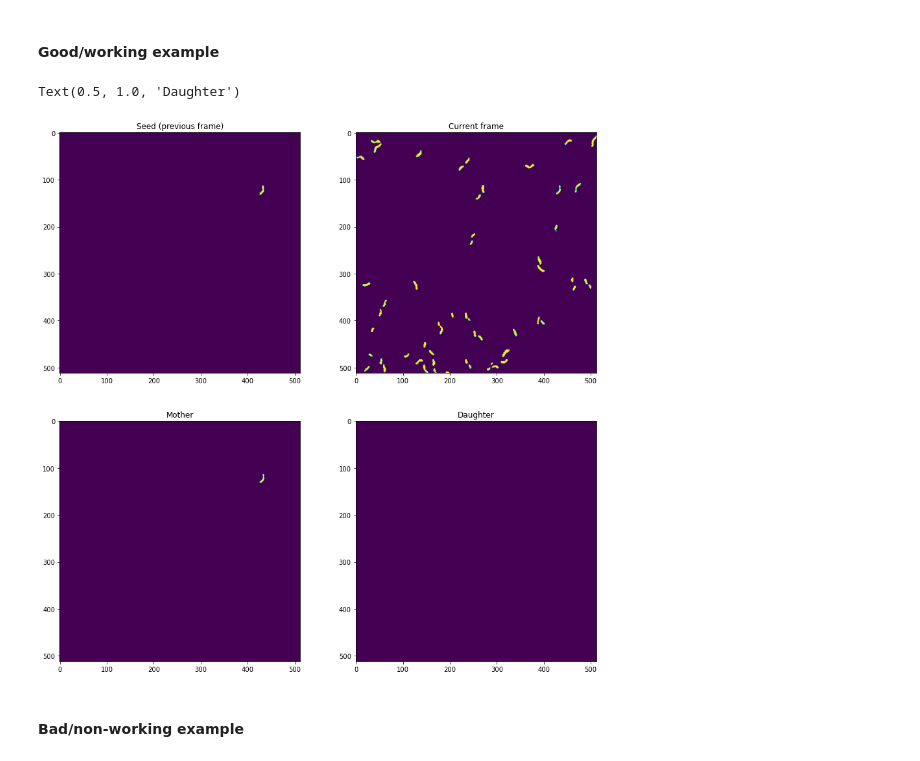
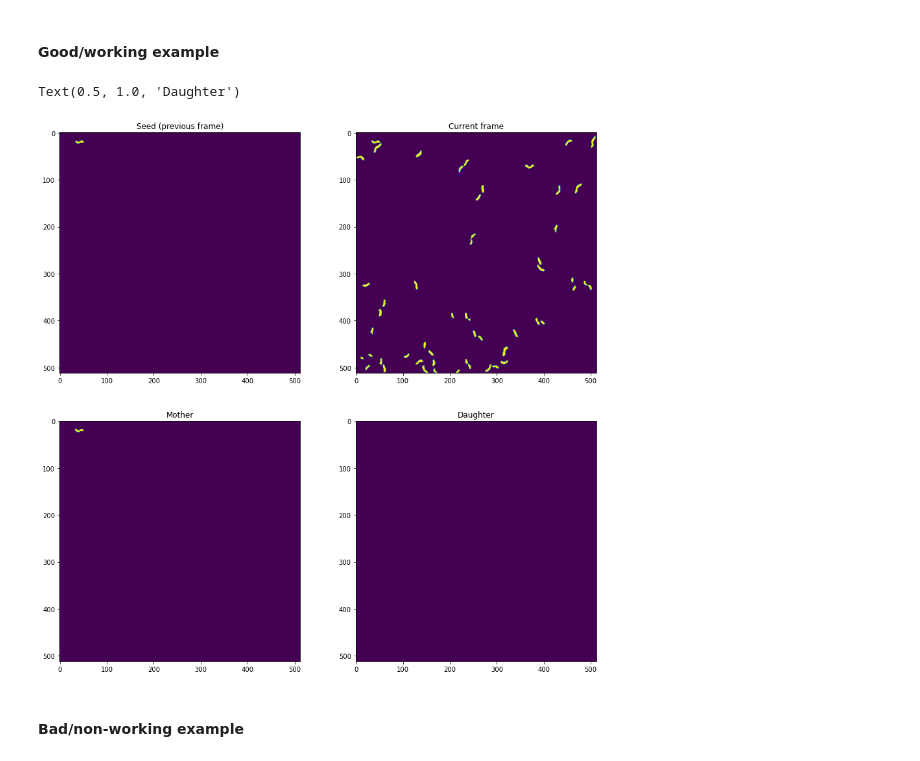
Before and after one commit to ajrzepiela/midap, a Jupyter notebook: notebook/Check_output_tracking.ipynb, the cells around one changed output. Saved outputs shown, nothing was run; the diff lists cells and outputs as text; code cells hidden in the pictures.

Commit message:
Restrict number of frames
Former-commit-id: f324b3de54133bc5f2ff71e2fbbe3e6fd4417c41

```diff
--- a/notebook/Check_output_tracking.ipynb
+++ b/notebook/Check_output_tracking.ipynb
@@ -25,9 +25,12 @@ images_folder = DeLTA_data + 'xy1/phase/'
 segmentation_folder = DeLTA_data + 'seg_im/'
 outputs_folder = DeLTA_data + 'evaluation/track_output/'
 model_file = '../delta/model_weights/unet_moma_track_multisets.hdf5'
+# %%
+# set number of frames
+num = 5
 # %%
-img_names_sort = np.sort(os.listdir(images_folder))
-seg_names_sort = np.sort(os.listdir(segmentation_folder))
+img_names_sort = np.sort(os.listdir(images_folder))[:num]
+seg_names_sort = np.sort(os.listdir(segmentation_folder))[:num]
 # %% [markdown]
 # Load model and set parameters
 # %%
@@ -160,25 +158,25 @@ for i in range(1,timepoints):
 # %% [markdown]
 #### Good/working example
 # %%
-frame = 4
-cell_ix = 11
+frame = 3
+cell_ix = 2
 
 plt.figure(figsize=(15,15))
 plt.subplot(2,2,1)
 plt.imshow(inputs_all[frame][cell_ix,:,:,1])
 plt.title('Seed (previous frame)')
 plt.subplot(2,2,2)
 plt.imshow(inputs_all[frame][cell_ix,:,:,3])
 plt.title('Current frame')
 plt.subplot(2,2,3)
 plt.imshow(results_all[frame][cell_ix,:,:,0] > 0.7)
 plt.title('Mother')
 plt.subplot(2,2,4)
 plt.imshow(results_all[frame][cell_ix,:,:,1] > 0.7)
 plt.title('Daughter')
 # %% [output]
 Text(0.5, 1.0, 'Daughter')
-[figure, old version]
+[figure, new version]
 # %% [markdown]
 #### Bad/non-working example
 # %%
```
Also changed, not shown: parts of 6 cells of this notebook.
